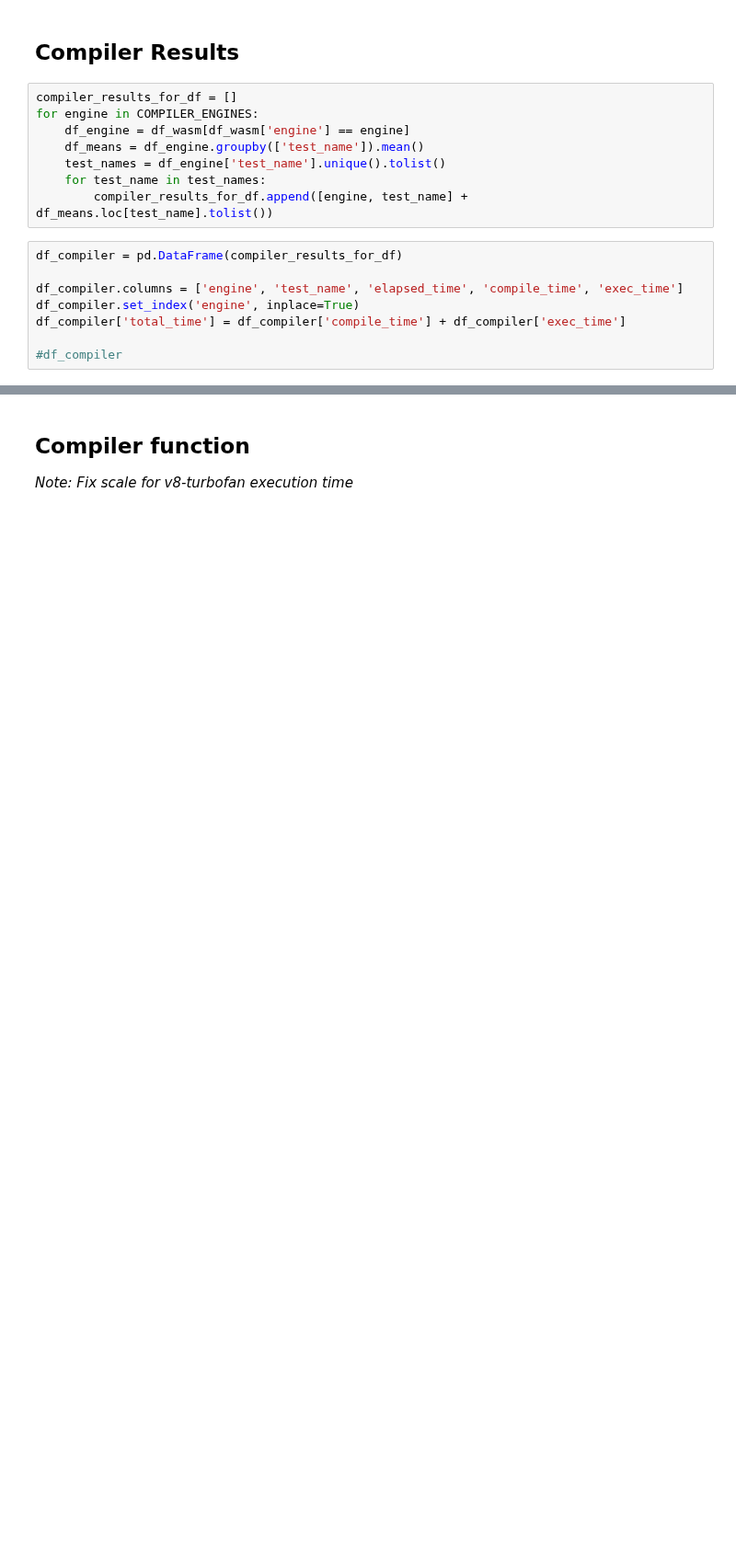
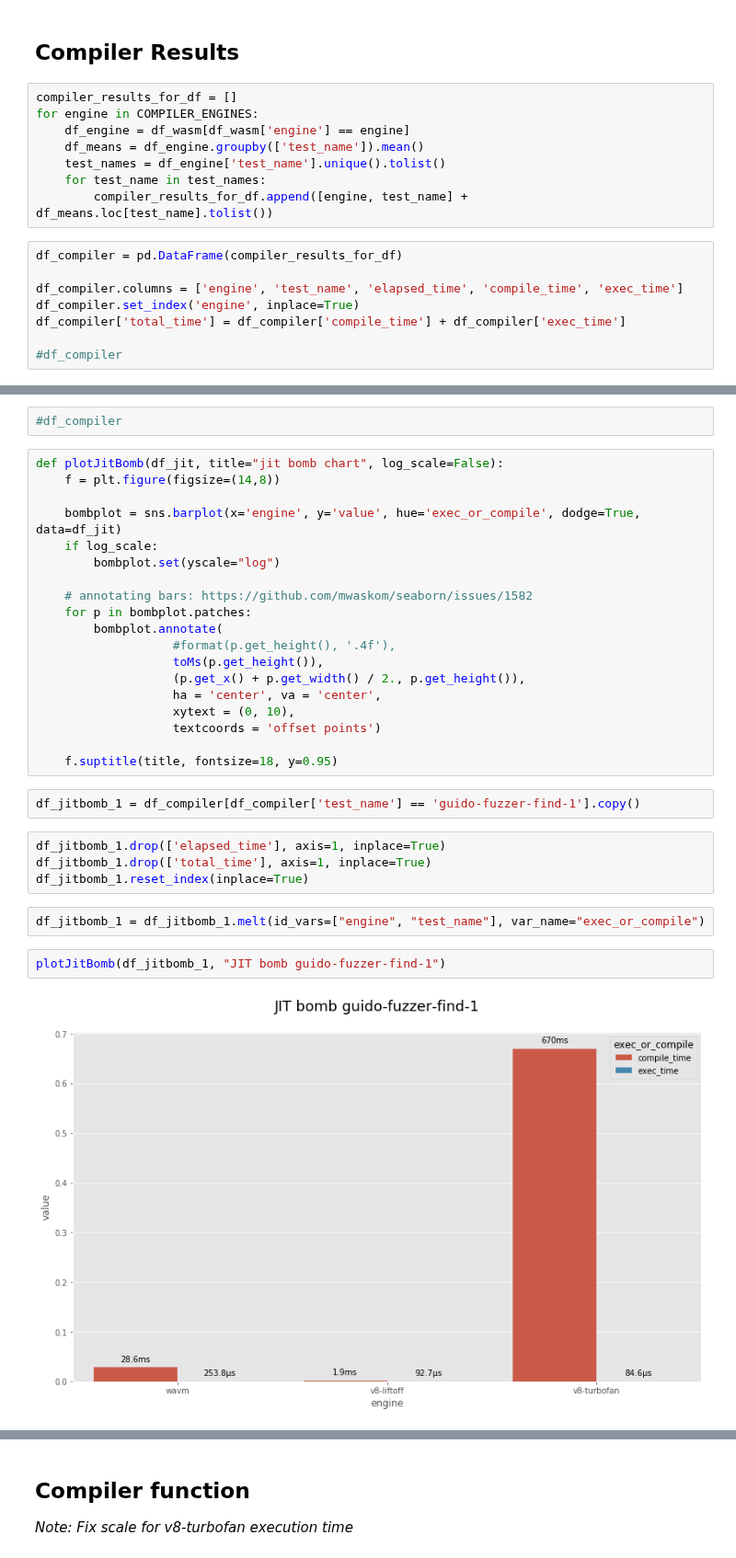
Before and after one commit to ewasm/benchmarking, a Jupyter notebook: notebooks/wasm-engines.ipynb, the cells around one changed output, grey strips where cells are left out. Shown at 92% size. Cells and saved outputs as stored; diff of their text form; blank space fills up the shorter version.

```diff
--- a/notebooks/wasm-engines.ipynb
+++ b/notebooks/wasm-engines.ipynb
@@ -911,0 +939,33 @@ df_compiler['total_time'] = df_compiler['compile_time'] + df_compiler['exec_time
+# %%
+#df_compiler
+# %%
+def plotJitBomb(df_jit, title="jit bomb chart", log_scale=False):
+    f = plt.figure(figsize=(14,8))
+
+    bombplot = sns.barplot(x='engine', y='value', hue='exec_or_compile', dodge=True, data=df_jit)
+    if log_scale:
+        bombplot.set(yscale="log")
+
+    # annotating bars: https://github.com/mwaskom/seaborn/issues/1582
+    for p in bombplot.patches:
+        bombplot.annotate(
+                   #format(p.get_height(), '.4f'),
+                   toMs(p.get_height()),
+                   (p.get_x() + p.get_width() / 2., p.get_height()),
+                   ha = 'center', va = 'center',
+                   xytext = (0, 10),
+                   textcoords = 'offset points')
+
+    f.suptitle(title, fontsize=18, y=0.95)
+# %%
+df_jitbomb_1 = df_compiler[df_compiler['test_name'] == 'guido-fuzzer-find-1'].copy()
+# %%
+df_jitbomb_1.drop(['elapsed_time'], axis=1, inplace=True)
+df_jitbomb_1.drop(['total_time'], axis=1, inplace=True)
+df_jitbomb_1.reset_index(inplace=True)
+# %%
+df_jitbomb_1 = df_jitbomb_1.melt(id_vars=["engine", "test_name"], var_name="exec_or_compile")
+# %%
+plotJitBomb(df_jitbomb_1, "JIT bomb guido-fuzzer-find-1")
+# %% [output]
+[figure, added]
```
Also changed, not shown: parts of 61 cells of this notebook.
